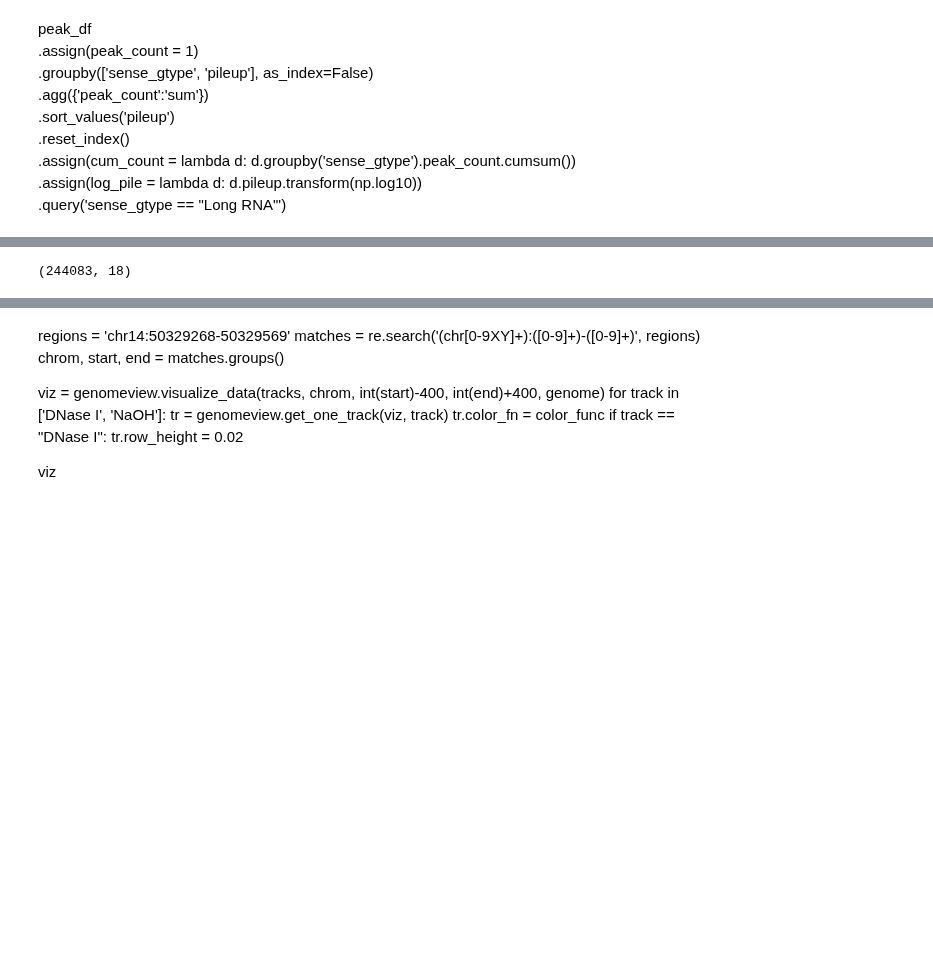
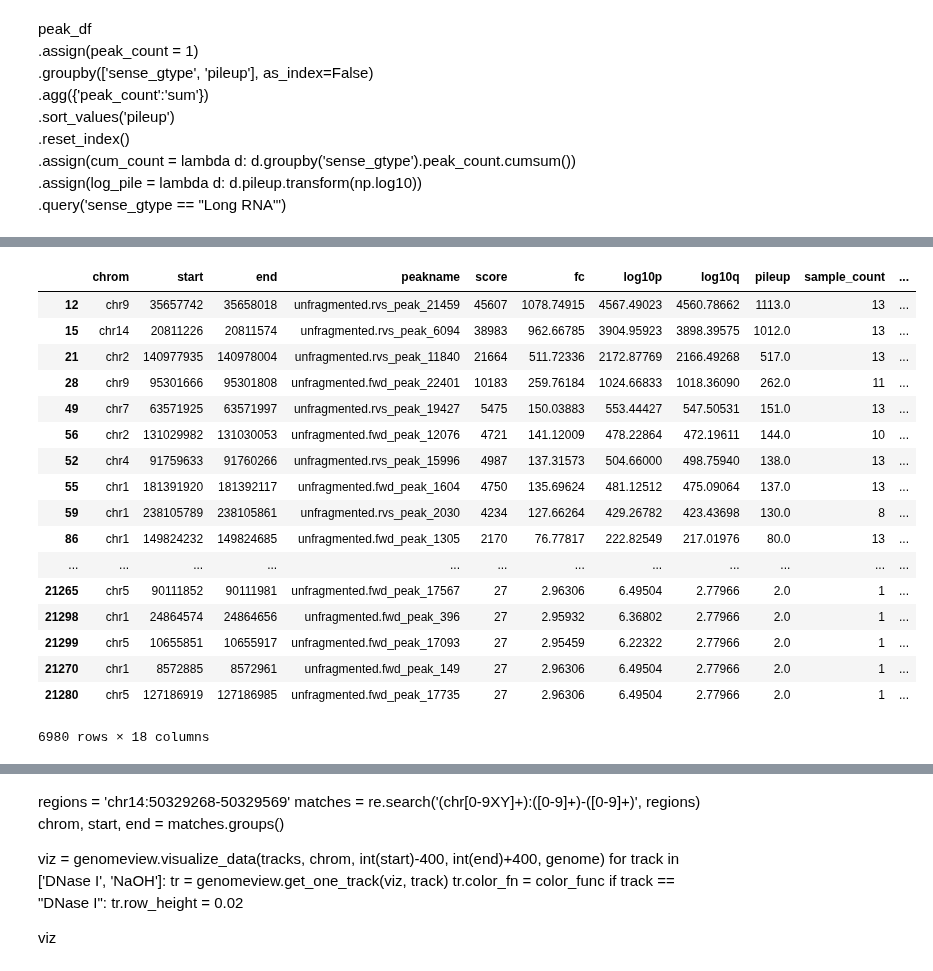
Before and after one commit to wckdouglas/cfNA, a Jupyter notebook: plots/peak_analysis.ipynb, the cells around one changed output, grey strips where cells are left out. Saved outputs shown, nothing was run; the diff lists cells and outputs as text; code cells hidden in the pictures; blank space fills up the shorter version.

```diff
--- a/plots/peak_analysis.ipynb
+++ b/plots/peak_analysis.ipynb
@@ -140,7 +112,24 @@ Saved: /stor/work/Lambowitz/cdw2854/cell_Free_nucleotides/tgirt_map/figure/peak_
-# %%
-peak_df.shape
-# %% [output]
-(244083, 18)
+# %%
+peak_df.query('sense_gtype=="Long RNA"')
+# %% [output]
+|  | chrom | start | end | peakname | score | fc | log10p | log10q | pileup | sample_count | ... |
+| 12 | chr9 | 35657742 | 35658018 | unfragmented.rvs_peak_21459 | 45607 | 1078.74915 | 4567.49023 | 4560.78662 | 1113.0 | 13 | ... |
+| 15 | chr14 | 20811226 | 20811574 | unfragmented.rvs_peak_6094 | 38983 | 962.66785 | 3904.95923 | 3898.39575 | 1012.0 | 13 | ... |
+| 21 | chr2 | 140977935 | 140978004 | unfragmented.rvs_peak_11840 | 21664 | 511.72336 | 2172.87769 | 2166.49268 | 517.0 | 13 | ... |
+| 28 | chr9 | 95301666 | 95301808 | unfragmented.fwd_peak_22401 | 10183 | 259.76184 | 1024.66833 | 1018.36090 | 262.0 | 11 | ... |
+| 49 | chr7 | 63571925 | 63571997 | unfragmented.rvs_peak_19427 | 5475 | 150.03883 | 553.44427 | 547.50531 | 151.0 | 13 | ... |
+| 56 | chr2 | 131029982 | 131030053 | unfragmented.fwd_peak_12076 | 4721 | 141.12009 | 478.22864 | 472.19611 | 144.0 | 10 | ... |
+| 52 | chr4 | 91759633 | 91760266 | unfragmented.rvs_peak_15996 | 4987 | 137.31573 | 504.66000 | 498.75940 | 138.0 | 13 | ... |
+| 55 | chr1 | 181391920 | 181392117 | unfragmented.fwd_peak_1604 | 4750 | 135.69624 | 481.12512 | 475.09064 | 137.0 | 13 | ... |
+| 59 | chr1 | 238105789 | 238105861 | unfragmented.rvs_peak_2030 | 4234 | 127.66264 | 429.26782 | 423.43698 | 130.0 | 8 | ... |
+| 86 | chr1 | 149824232 | 149824685 | unfragmented.fwd_peak_1305 | 2170 | 76.77817 | 222.82549 | 217.01976 | 80.0 | 13 | ... |
+| ... | ... | ... | ... | ... | ... | ... | ... | ... | ... | ... | ... |
+| 21265 | chr5 | 90111852 | 90111981 | unfragmented.fwd_peak_17567 | 27 | 2.96306 | 6.49504 | 2.77966 | 2.0 | 1 | ... |
+| 21298 | chr1 | 24864574 | 24864656 | unfragmented.fwd_peak_396 | 27 | 2.95932 | 6.36802 | 2.77966 | 2.0 | 1 | ... |
+| 21299 | chr5 | 10655851 | 10655917 | unfragmented.fwd_peak_17093 | 27 | 2.95459 | 6.22322 | 2.77966 | 2.0 | 1 | ... |
+| 21270 | chr1 | 8572885 | 8572961 | unfragmented.fwd_peak_149 | 27 | 2.96306 | 6.49504 | 2.77966 | 2.0 | 1 | ... |
+| 21280 | chr5 | 127186919 | 127186985 | unfragmented.fwd_peak_17735 | 27 | 2.96306 | 6.49504 | 2.77966 | 2.0 | 1 | ... |
+6980 rows × 18 columns
 # %%
 sns.jointplot(peak_df.pileup.transform(np.log),
             peak_df.sample_count)
```
Also changed, not shown: parts of 15 cells of this notebook, 10 other files.
